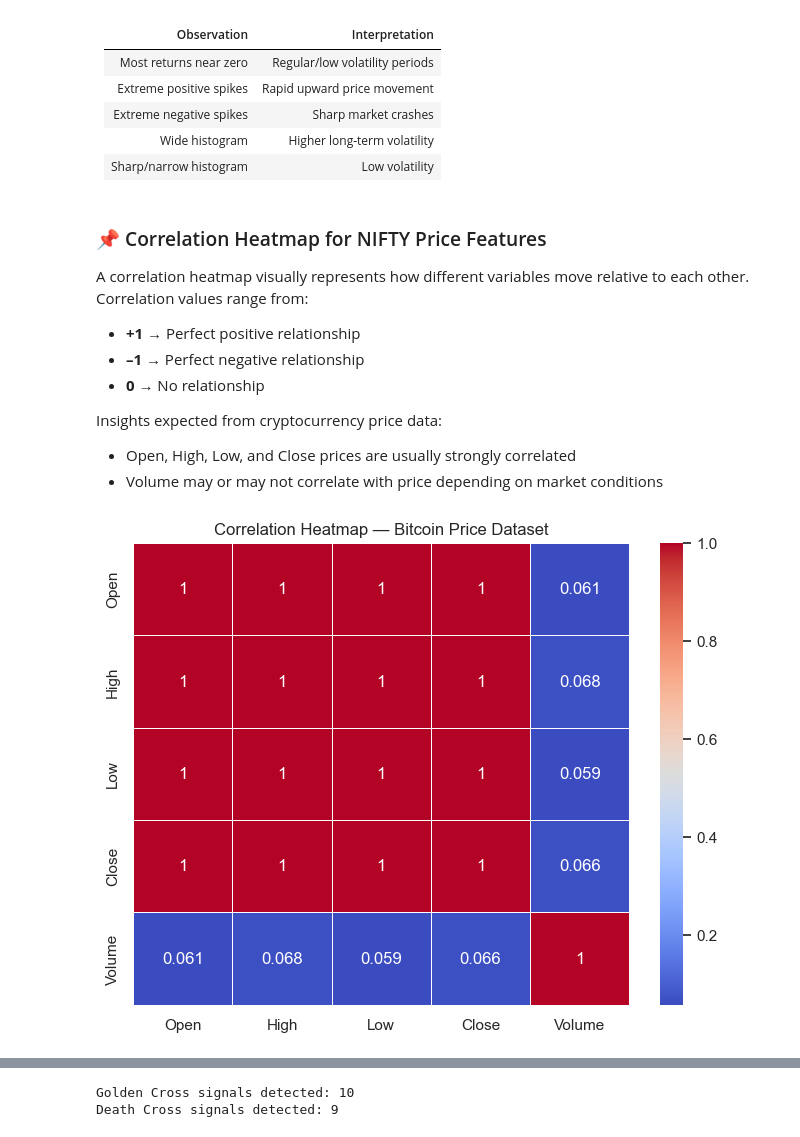
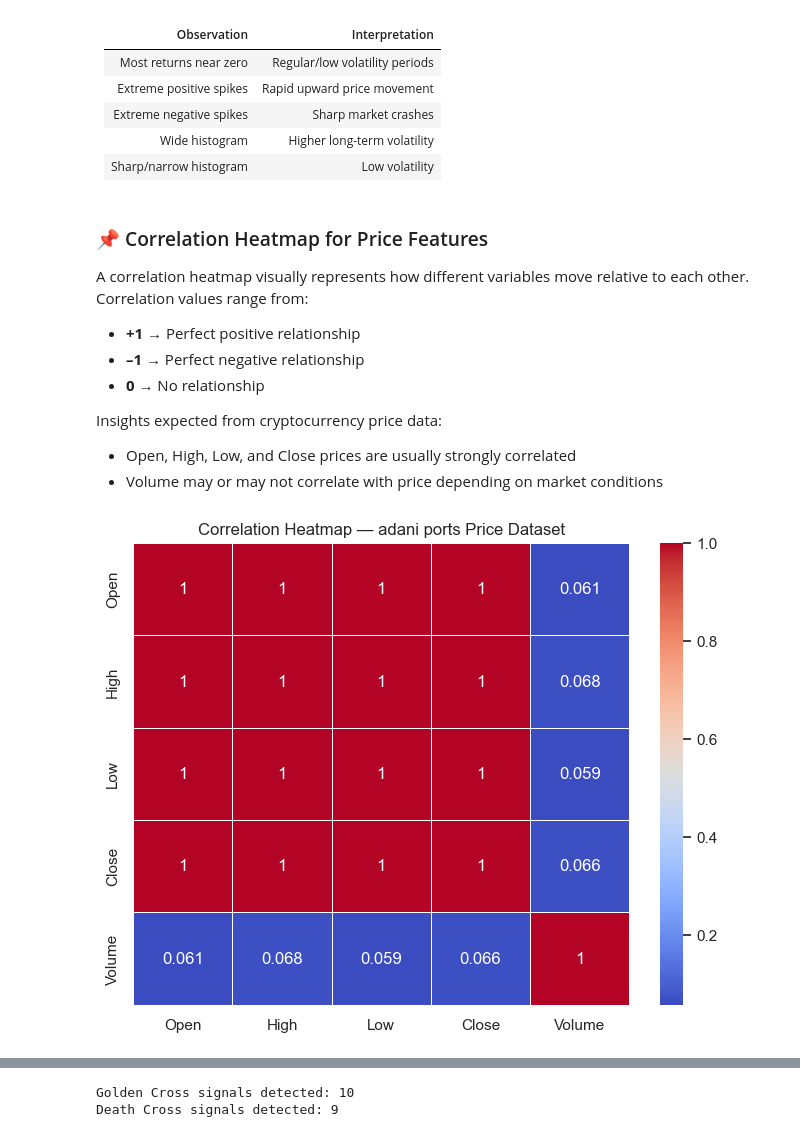
Before and after one commit to ishani-1910/AdaniPorts-Stock-Analysis, a Jupyter notebook: analysis/task_analysis.ipynb, the cells around one changed output, grey strips where cells are left out. Cells and saved outputs as stored; diff of their text form; code cells hidden in the pictures.

```diff
--- a/analysis/task_analysis.ipynb
+++ b/analysis/task_analysis.ipynb
@@ -360,7 +362,7 @@ plt.show()
 | Wide histogram          | Higher long-term volatility    |
 | Sharp/narrow histogram  | Low volatility                 |
 # %% [markdown]
-### 📌 Correlation Heatmap for NIFTY Price Features
+### 📌 Correlation Heatmap for  Price Features
 
 A correlation heatmap visually represents how different variables move relative to each other.
 Correlation values range from:
@@ -374,16 +376,16 @@ Insights expected from cryptocurrency price data:
 # %%
 import seaborn as sns
 
 # Compute correlation matrix
 corr = df[['Open', 'High', 'Low', 'Close', 'Volume']].corr()
 
 # Plot heatmap
 plt.figure(figsize=(8, 6))
 sns.heatmap(corr, annot=True, cmap='coolwarm', linewidths=0.5)
-plt.title('Correlation Heatmap — Bitcoin Price Dataset')
+plt.title('Correlation Heatmap — adani ports Price Dataset')
 plt.show()
 # %% [output]
-[figure, old version]
+[figure, new version]
 # %%
 !pip install mplfinance
 # %% [output]
```
Also changed, not shown: parts of 11 cells of this notebook.
